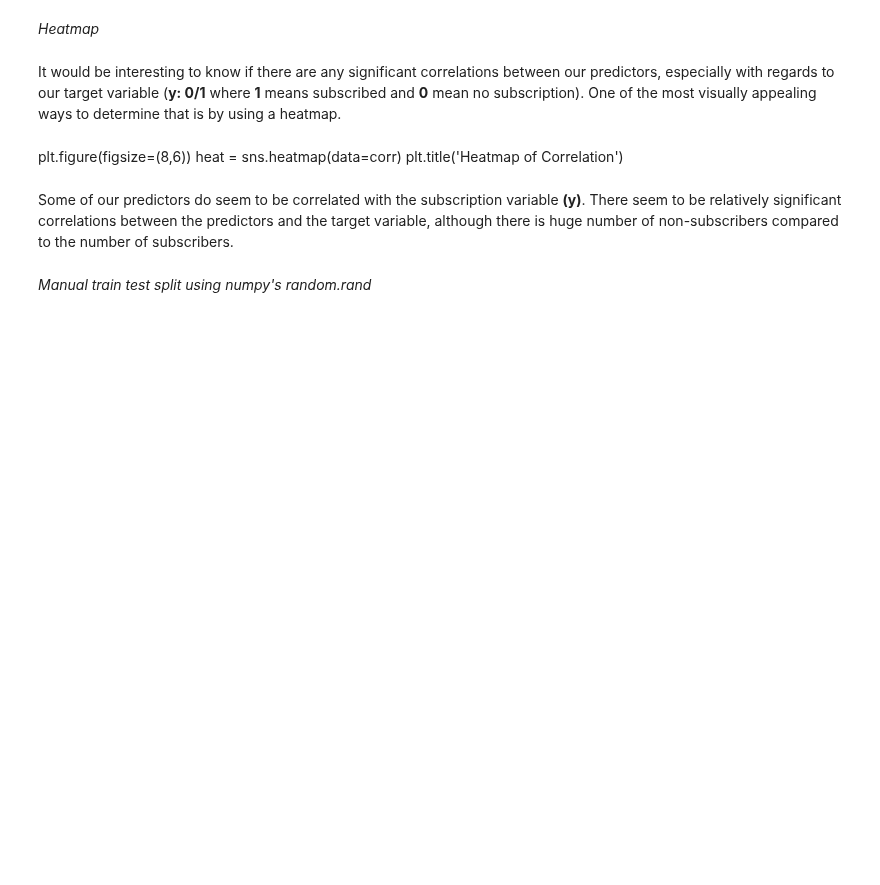
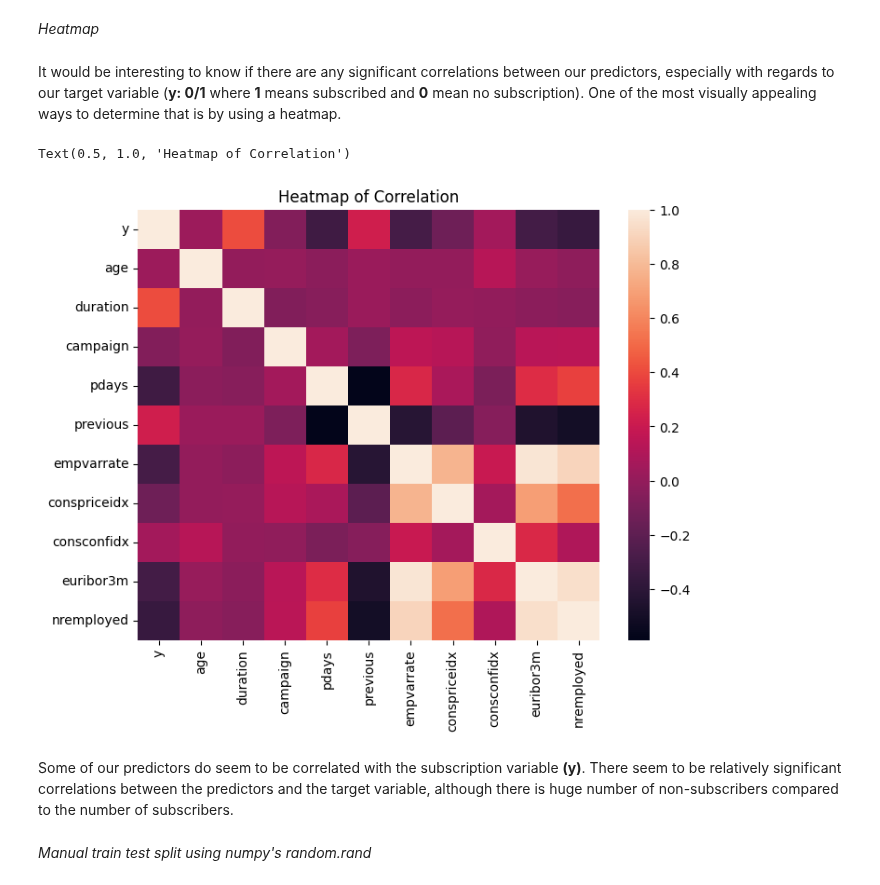
Before and after one commit to dibotilobe/springboard, a Jupyter notebook: Capstone2_Data_Wrangling.ipynb, the cells around one changed output. Drawn from its saved outputs; the diff is of its cells as text; code cells hidden in the pictures; blank space fills up the shorter version.

```diff
--- a/Capstone2_Data_Wrangling.ipynb
+++ b/Capstone2_Data_Wrangling.ipynb
@@ -259,10 +259,13 @@ corr
 *Heatmap*
 # %% [markdown]
 It would be interesting to know if there are any significant correlations between our predictors, especially with regards to our target variable (**y: 0/1** where **1** means subscribed and **0** mean no subscription). One of the most visually appealing ways to determine that is by using a heatmap.
-# %% [markdown]
-plt.figure(figsize=(8,6))
-heat = sns.heatmap(data=corr)
-plt.title('Heatmap of Correlation')
+# %%
+plt.figure(figsize=(8,6))
+heat = sns.heatmap(data=corr)
+plt.title('Heatmap of Correlation')
+# %% [output]
+Text(0.5, 1.0, 'Heatmap of Correlation')
+[figure, added]
 # %% [markdown]
 Some of our predictors do seem to be correlated with the subscription variable **(y)**. There seem to be relatively significant correlations between the predictors and the target variable, although there is huge number of non-subscribers compared to the number of subscribers.
 # %% [markdown]
```
Also changed, not shown: parts of 4 cells of this notebook.
